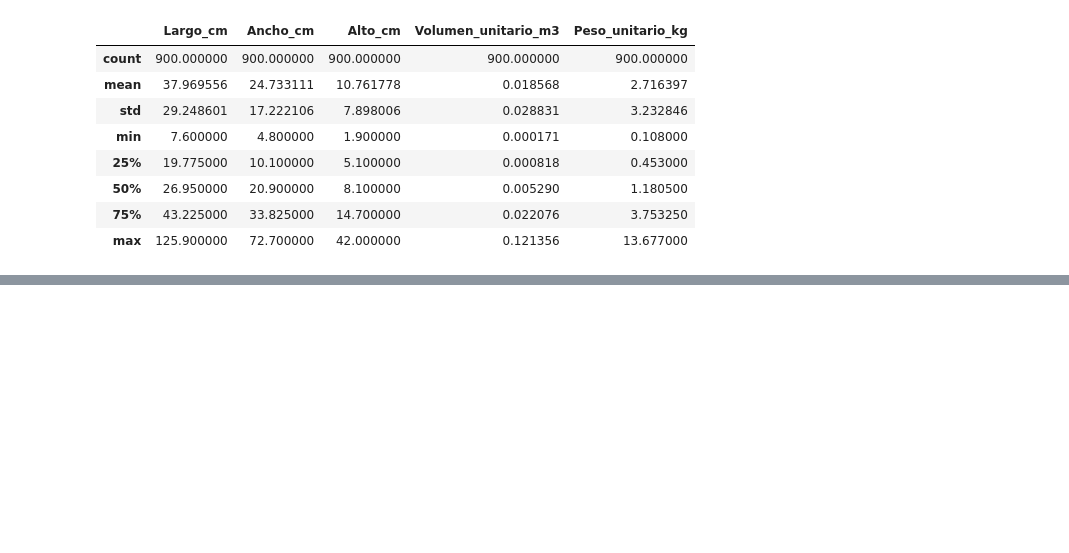
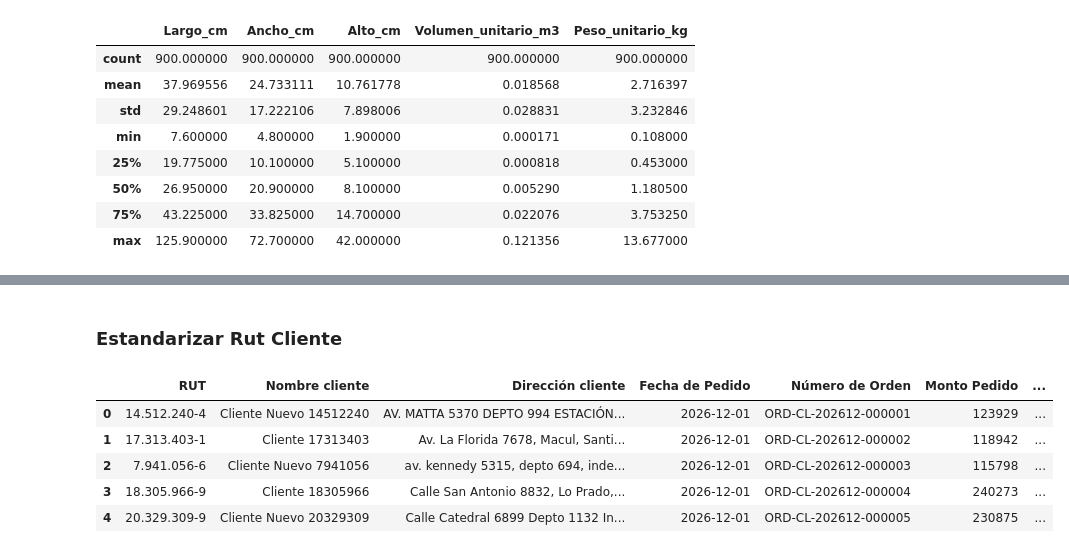
Before and after one commit to VichoRamirez/Capstone, a Jupyter notebook: SCRIPTS/Explorar.ipynb, the cells around one changed output, grey strips where cells are left out. Saved outputs shown, nothing was run; the diff lists cells and outputs as text; code cells hidden in the pictures; blank space fills up the shorter version.

Commit message:
estandarización de rut y de dirección cliente

```diff
--- a/SCRIPTS/Explorar.ipynb
+++ b/SCRIPTS/Explorar.ipynb
@@ -93,3 +106,24 @@ print(catalogo_object["Tipo_embalaje"].unique())
  'Tablet 10 pulgadas' 'Interruptor eléctrico' 'Pintura látex 4L'
  'Smart TV 43 pulgadas' 'Pintura látex 1L']
 ['A granel' 'Embalaje personalizado' 'Caja propia']
+# %% [markdown]
+### Estandarizar Rut Cliente
+# %%
+def estandarizar_rut(row):
+    rut = row['RUT']
+    rut = rut.replace(' ', '').replace('-', '').replace('.', '')
+    if len(rut) == 9:
+        rut = rut[:2] + "." + rut[2:5] + "." + rut[5:8] + '-' + rut[8]
+    elif len(rut) == 8:
+        rut = rut[:1] + "." + rut[1:4] + "." + rut[4:7] + '-' + rut[7]
+    return rut
+
+df_ventas["RUT"] = df_ventas.apply(estandarizar_rut, axis=1)
+display(df_ventas.head())
+# %% [output]
+|  | RUT | Nombre cliente | Dirección cliente | Fecha de Pedido | Número de Orden | Monto Pedido | ... |
+| 0 | 14.512.240-4 | Cliente Nuevo 14512240 | AV. MATTA 5370 DEPTO 994 ESTACIÓN... | 2026-12-01 | ORD-CL-202612-000001 | 123929 | ... |
+| 1 | 17.313.403-1 | Cliente 17313403 | Av. La Florida 7678, Macul, Santi... | 2026-12-01 | ORD-CL-202612-000002 | 118942 | ... |
+| 2 | 7.941.056-6 | Cliente Nuevo 7941056 | av. kennedy 5315, depto 694, inde... | 2026-12-01 | ORD-CL-202612-000003 | 115798 | ... |
+| 3 | 18.305.966-9 | Cliente 18305966 | Calle San Antonio 8832, Lo Prado,... | 2026-12-01 | ORD-CL-202612-000004 | 240273 | ... |
+| 4 | 20.329.309-9 | Cliente Nuevo 20329309 | Calle Catedral 6899 Depto 1132 In... | 2026-12-01 | ORD-CL-202612-000005 | 230875 | ... |
```
Also changed, not shown: parts of 7 cells of this notebook.
